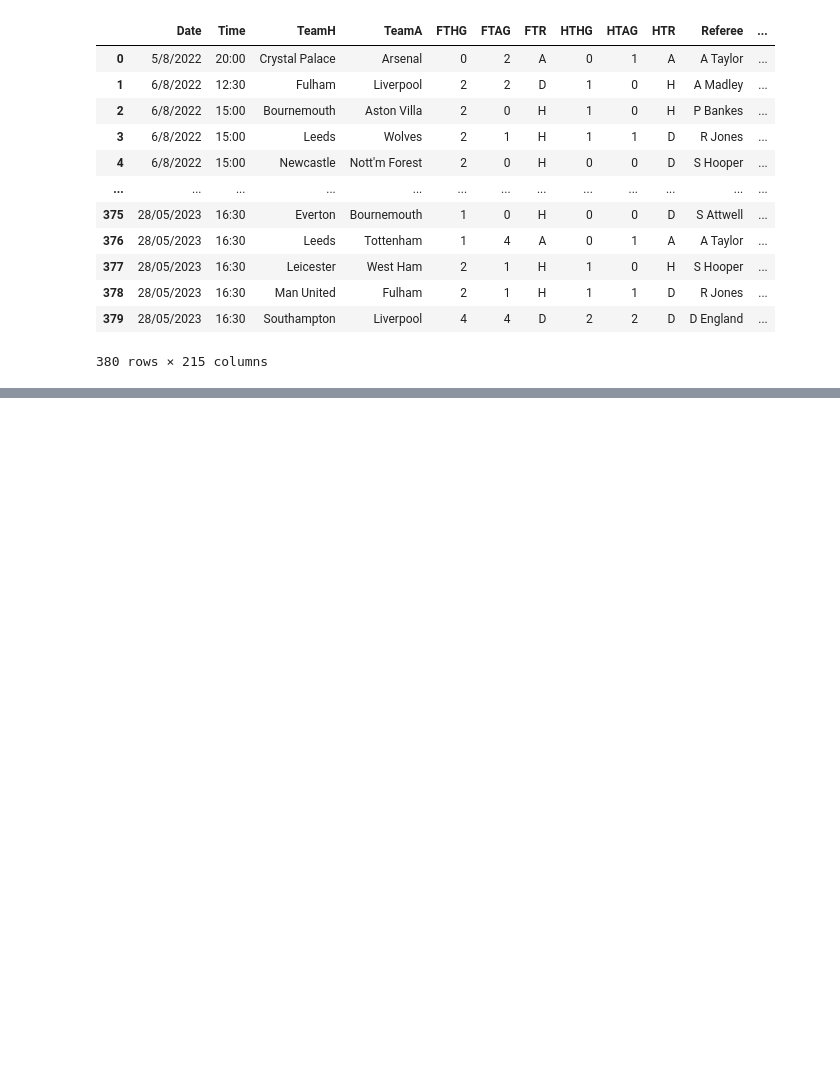
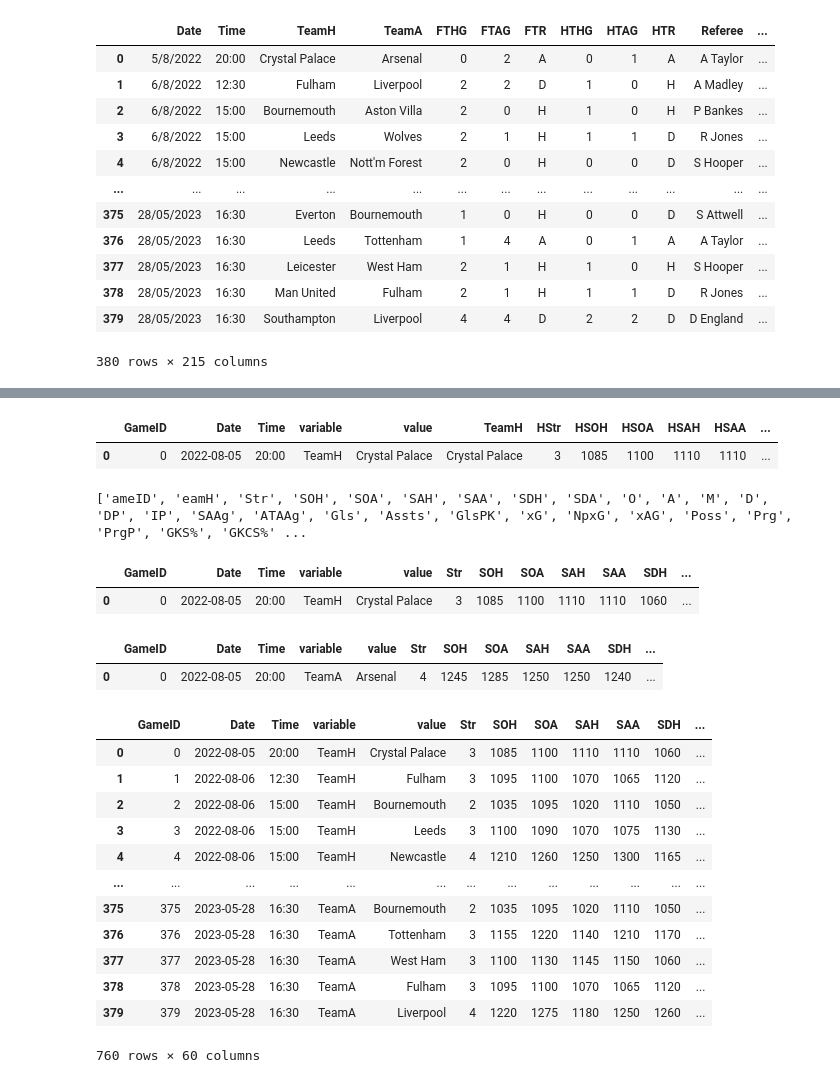
Before and after one commit to jeffreyreeve/capstone-premier-league-predictor, a Jupyter notebook: notebooks/data_prep.ipynb, the cells around one changed output, grey strips where cells are left out. Saved outputs shown, nothing was run; the diff lists cells and outputs as text; code cells hidden in the pictures; blank space fills up the shorter version.

```diff
--- a/notebooks/data_prep.ipynb
+++ b/notebooks/data_prep.ipynb
@@ -497,0 +712,10 @@ teams2 = teams2.drop(labels=[1], axis=0)
+# %%
+home_merge = pd.merge(new_final_data, final_data_corrected[home_stats], left_on=['GameID', 'value'], right_on=['GameID', 'TeamH'])
+home_merge.head(1)
+# %% [output]
+|  | GameID | Date | Time | variable | value | TeamH | HStr | HSOH | HSOA | HSAH | HSAA | ... |
+| 0 | 0 | 2022-08-05 | 20:00 | TeamH | Crystal Palace | Crystal Palace | 3 | 1085 | 1100 | 1110 | 1110 | ... |
+# %%
+print([x[1:]for x in home_stats])
+# %% [output]
+['ameID', 'eamH', 'Str', 'SOH', 'SOA', 'SAH', 'SAA', 'SDH', 'SDA', 'O', 'A', 'M', 'D', 'DP', 'IP', 'SAAg', 'ATAAg', 'Gls', 'Assts', 'GlsPK', 'xG', 'NpxG', 'xAG', 'Poss', 'Prg', 'PrgP', 'GKS%', 'GKCS%' ...
@@ -497,0 +728,33 @@ teams2 = teams2.drop(labels=[1], axis=0)
+# %%
+away_stats_df = final_data_corrected[away_stats]
+# %%
+away_stats_df.columns = column_names
+# %%
+combined_stats_home = pd.merge(new_final_data, home_stats_df, how='inner', on=['GameID', 'value'])
+combined_stats_home.head(1)
+# %% [output]
+|  | GameID | Date | Time | variable | value | Str | SOH | SOA | SAH | SAA | SDH | ... |
+| 0 | 0 | 2022-08-05 | 20:00 | TeamH | Crystal Palace | 3 | 1085 | 1100 | 1110 | 1110 | 1060 | ... |
+# %%
+combined_stats_away = pd.merge(new_final_data, away_stats_df, how='inner', on=['GameID', 'value'])
+combined_stats_away.head(1)
+# %% [output]
+|  | GameID | Date | Time | variable | value | Str | SOH | SOA | SAH | SAA | SDH | ... |
+| 0 | 0 | 2022-08-05 | 20:00 | TeamA | Arsenal | 4 | 1245 | 1285 | 1250 | 1250 | 1240 | ... |
+# %%
+combined_stats = pd.concat([combined_stats_home, combined_stats_away])
+combined_stats
+# %% [output]
+|  | GameID | Date | Time | variable | value | Str | SOH | SOA | SAH | SAA | SDH | ... |
+| 0 | 0 | 2022-08-05 | 20:00 | TeamH | Crystal Palace | 3 | 1085 | 1100 | 1110 | 1110 | 1060 | ... |
+| 1 | 1 | 2022-08-06 | 12:30 | TeamH | Fulham | 3 | 1095 | 1100 | 1070 | 1065 | 1120 | ... |
+| 2 | 2 | 2022-08-06 | 15:00 | TeamH | Bournemouth | 2 | 1035 | 1095 | 1020 | 1110 | 1050 | ... |
+| 3 | 3 | 2022-08-06 | 15:00 | TeamH | Leeds | 3 | 1100 | 1090 | 1070 | 1075 | 1130 | ... |
+| 4 | 4 | 2022-08-06 | 15:00 | TeamH | Newcastle | 4 | 1210 | 1260 | 1250 | 1300 | 1165 | ... |
+| ... | ... | ... | ... | ... | ... | ... | ... | ... | ... | ... | ... | ... |
+| 375 | 375 | 2023-05-28 | 16:30 | TeamA | Bournemouth | 2 | 1035 | 1095 | 1020 | 1110 | 1050 | ... |
+| 376 | 376 | 2023-05-28 | 16:30 | TeamA | Tottenham | 3 | 1155 | 1220 | 1140 | 1210 | 1170 | ... |
+| 377 | 377 | 2023-05-28 | 16:30 | TeamA | West Ham | 3 | 1100 | 1130 | 1145 | 1150 | 1060 | ... |
+| 378 | 378 | 2023-05-28 | 16:30 | TeamA | Fulham | 3 | 1095 | 1100 | 1070 | 1065 | 1120 | ... |
+| 379 | 379 | 2023-05-28 | 16:30 | TeamA | Liverpool | 4 | 1220 | 1275 | 1180 | 1250 | 1260 | ... |
+760 rows × 60 columns
```
Also changed, not shown: parts of 43 cells of this notebook.
